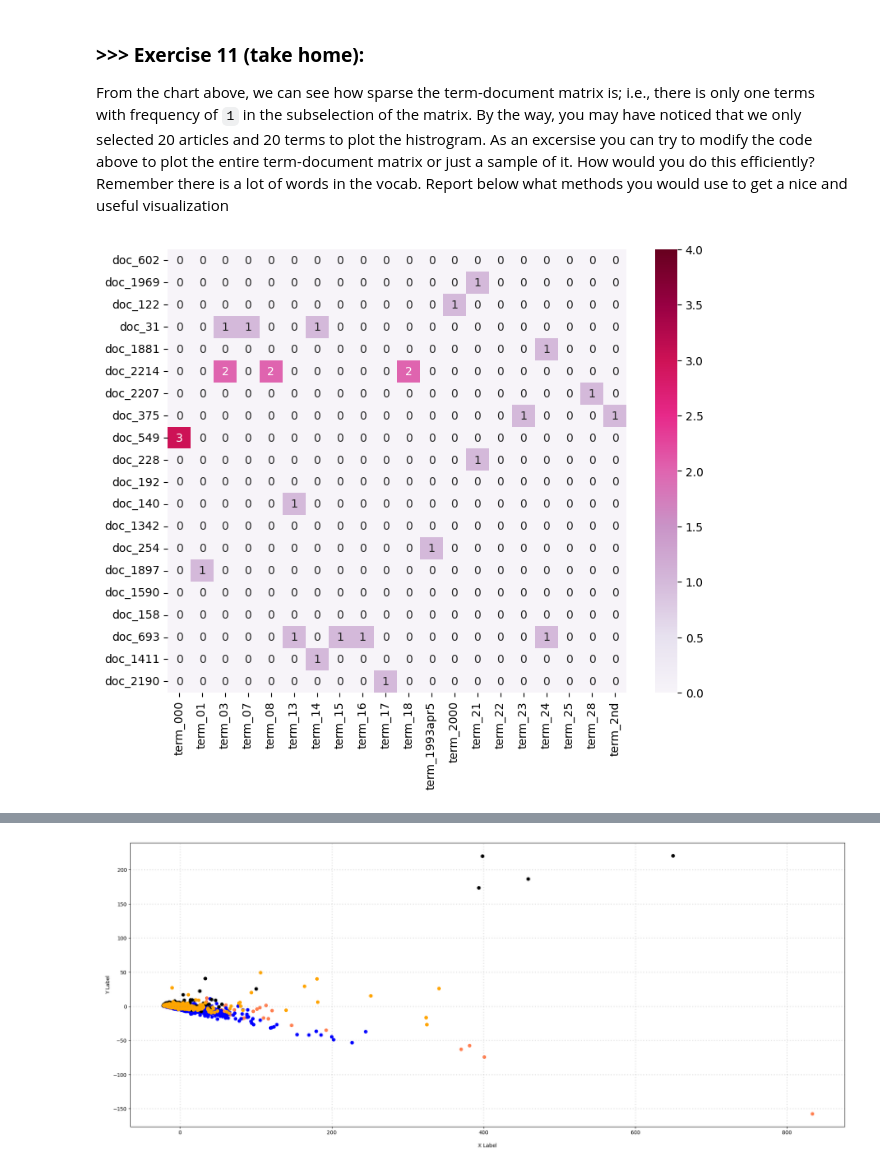
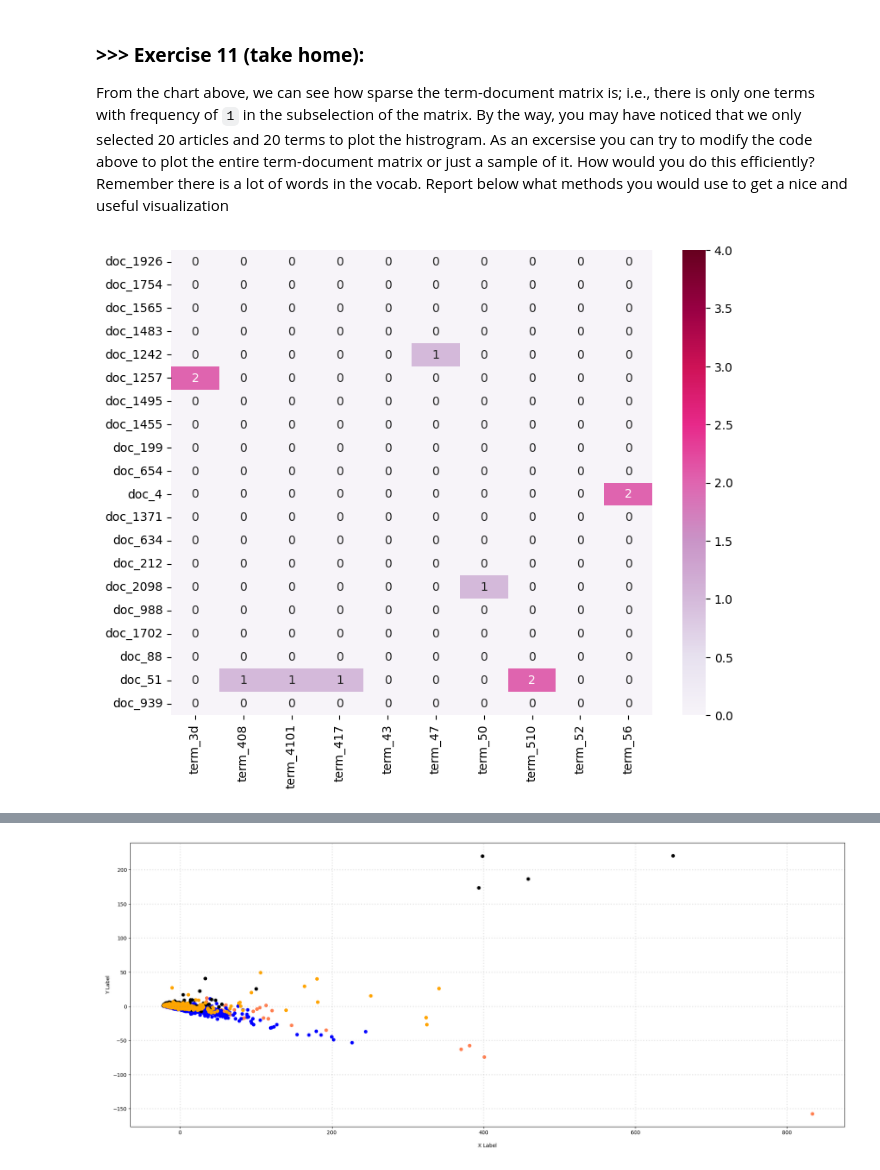
Before and after one commit to Lewisu/DM2022-Lab1-Homework, a Jupyter notebook: DM2022-Lab1-Homework.ipynb, the cells around one changed output, grey strips where cells are left out. Drawn from its saved outputs; the diff is of its cells as text; code cells hidden in the pictures.

```diff
--- a/DM2022-Lab1-Homework.ipynb
+++ b/DM2022-Lab1-Homework.ipynb
@@ -205,24 +206,26 @@ ax = sns.heatmap(df_todraw,
 ### **>>> Exercise 11 (take home):**
 From the chart above, we can see how sparse the term-document matrix is; i.e., there is only one terms with frequency of `1` in the subselection of the matrix. By the way, you may have noticed that we only selected 20 articles and 20 terms to plot the histrogram. As an excersise you can try to modify the code above to plot the entire term-document matrix or just a sample of it. How would you do this efficiently? Remember there is a lot of words in the vocab. Report below what methods you would use to get a nice and useful visualization
 # %%
-count_vects = CountVectorizer(max_df = 4, min_df = 2)
+count_vects = CountVectorizer(max_df = 4, min_df = 2, stop_words = 'english')
 analyze = count_vects.build_analyzer()
 sample = X.text.sample(n = 50)
 X_counts_sample = count_vects.fit_transform(sample)
 # %%
 # first twenty features only
-plot_x = ["term_"+str(i) for i in count_vects.get_feature_names_out()[0:20]]
+plot_x = ["term_"+str(i) for i in count_vects.get_feature_names_out()[30:40]]
 # obtain document index
 plot_y = ["doc_"+ str(i) for i in list(sample.index)[0:20]]
-plot_z = X_counts_sample[0:20, 0:20].toarray()
+plot_z = X_counts_sample[0:20, 30:40].toarray()
+
 
 df_todraw = pd.DataFrame(plot_z, columns = plot_x, index = plot_y)
+#print(df_todraw)
 plt.subplots(figsize=(9, 7))
 ax = sns.heatmap(df_todraw,
                  cmap="PuRd",
                  vmin=0, vmax=4, annot=True)
 # %% [output]
-[figure, old version]
+[figure, new version]
 # %%
 X_reduced = PCA(n_components = 2).fit_transform(X_counts.toarray())
 X_reduced
```
Also changed, not shown: parts of 54 cells of this notebook, 3 other files.
